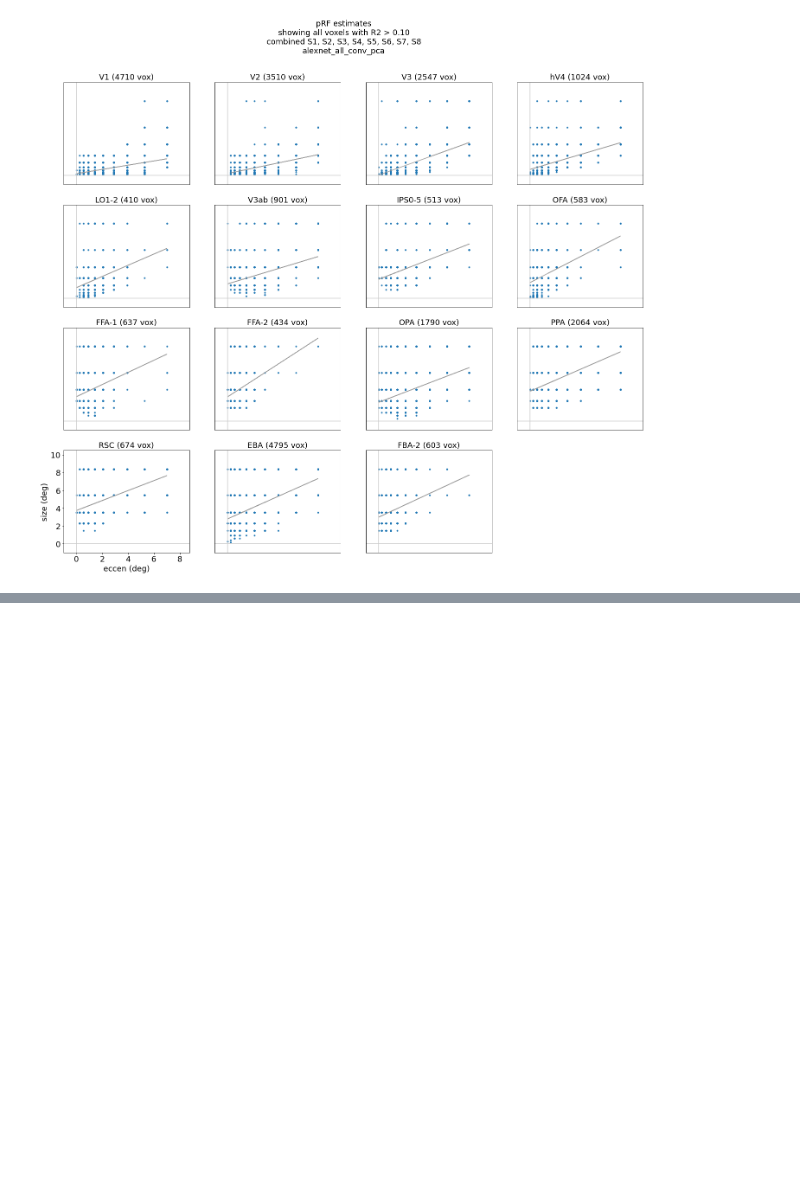
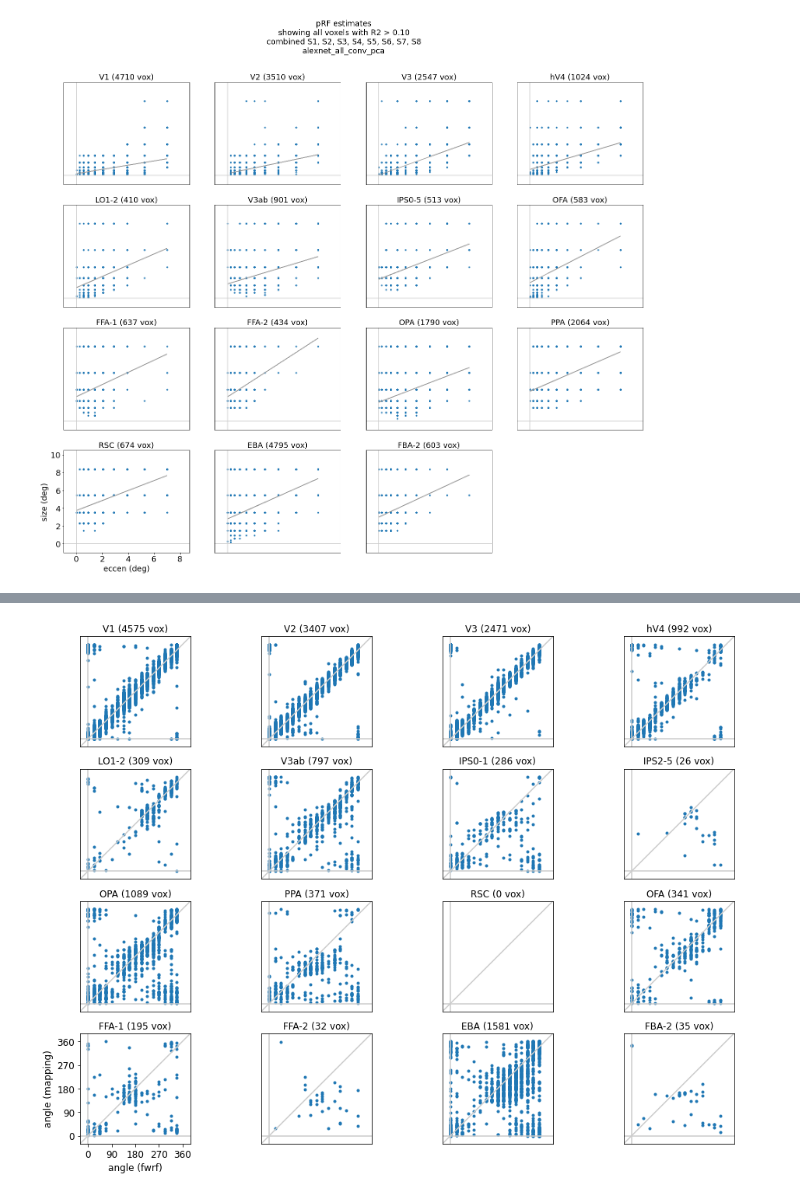
Before and after one commit to mmhenderson/modfit, a Jupyter notebook: notebooks/plot_encoding_model_fits/plot_prf_params.ipynb, the cells around one changed output, grey strips where cells are left out. Drawn from its saved outputs; the diff is of its cells as text; code cells hidden in the pictures; blank space fills up the shorter version.

```diff
--- a/notebooks/plot_encoding_model_fits/plot_prf_params.ipynb
+++ b/notebooks/plot_encoding_model_fits/plot_prf_params.ipynb
@@ -28,3 +22,8 @@ areas2plot = areas2plot[~np.isin(areas2plot, skip_inds)]
+# %%
+skip_inds = [4,5,7,11,12, 19,20, 22, 24]
+roi_def = roi_utils.multi_subject_roi_def(subjects, skip_areas=skip_inds)
+roi_names =roi_def.roi_names
+n_rois = roi_def.n_rois
 # %%
 # this cell is slow to run!!
 
@@ -43,0 +68,16 @@ plot_prf_params.plot_size_vs_eccen(fitting_type, out, roi_def=roi_def, skip_inds
+# %%
+# compare to pars from my model
+
+prf_pars = np.concatenate([out[si]['best_params'][0][:,0,:] for si in range(n_subjects)], axis=0)
+x = prf_pars[:,0]
+y = prf_pars[:,1]
+sigma = prf_pars[:,2]
+
+screen_eccen_deg = 8.4
+angle_fwrf = np.mod(np.arctan2(y,x)*180/np.pi, 360)
+eccen_fwrf = np.sqrt(x**2+y**2) * screen_eccen_deg
+size_fwrf = sigma * screen_eccen_deg
+# %%
+# don't count angle for RFs that are at the fovea
+no_angle = (eccen_mapping<10e-2) | (eccen_fwrf<10e-2)
+np.sum(no_angle)
@@ -43,0 +150,25 @@ plot_prf_params.plot_size_vs_eccen(fitting_type, out, roi_def=roi_def, skip_inds
+# %%
+# Plot the correspondence between angles from the two methods.
+
+
+data = np.array([angle_fwrf, angle_mapping]).T
+
+val_r2 = np.concatenate([out[si]['val_r2'] for si in range(n_subjects)], axis=0)
+
+# only plot fairly well-fit voxels here.
+r2_thresh = 0.10
+inds2use = ~no_angle & (val_r2[:,0]>r2_thresh) & (rsq_mapping>r2_thresh)
+
+n_vox = [out[si]['val_r2'].shape[0] for si in range(n_subjects)]
+subject_inds = np.concatenate([si*np.ones(n_vox[si],) for si in range(n_subjects)])
+
+
+single_plot_object = plot_utils.scatter_plot(xlabel='angle (fwrf)', ylabel='angle (mapping)', xlims=[-30,390], \
+                 ylims=[-30,390], xticks=np.arange(0,361,90), yticks=np.arange(0,361,90),\
+                 show_diagonal=True, show_axes=True, square=True)
+
+fh = plot_utils.create_roi_subplots(data, inds2use, single_plot_object, roi_def, \
+                        subject_inds=None,skip_inds=None, \
+                        label_just_corner=True, figsize=(16,12))
+# %% [output]
+[figure, added]
```
Also changed, not shown: parts of 8 cells of this notebook, 12 other files.
